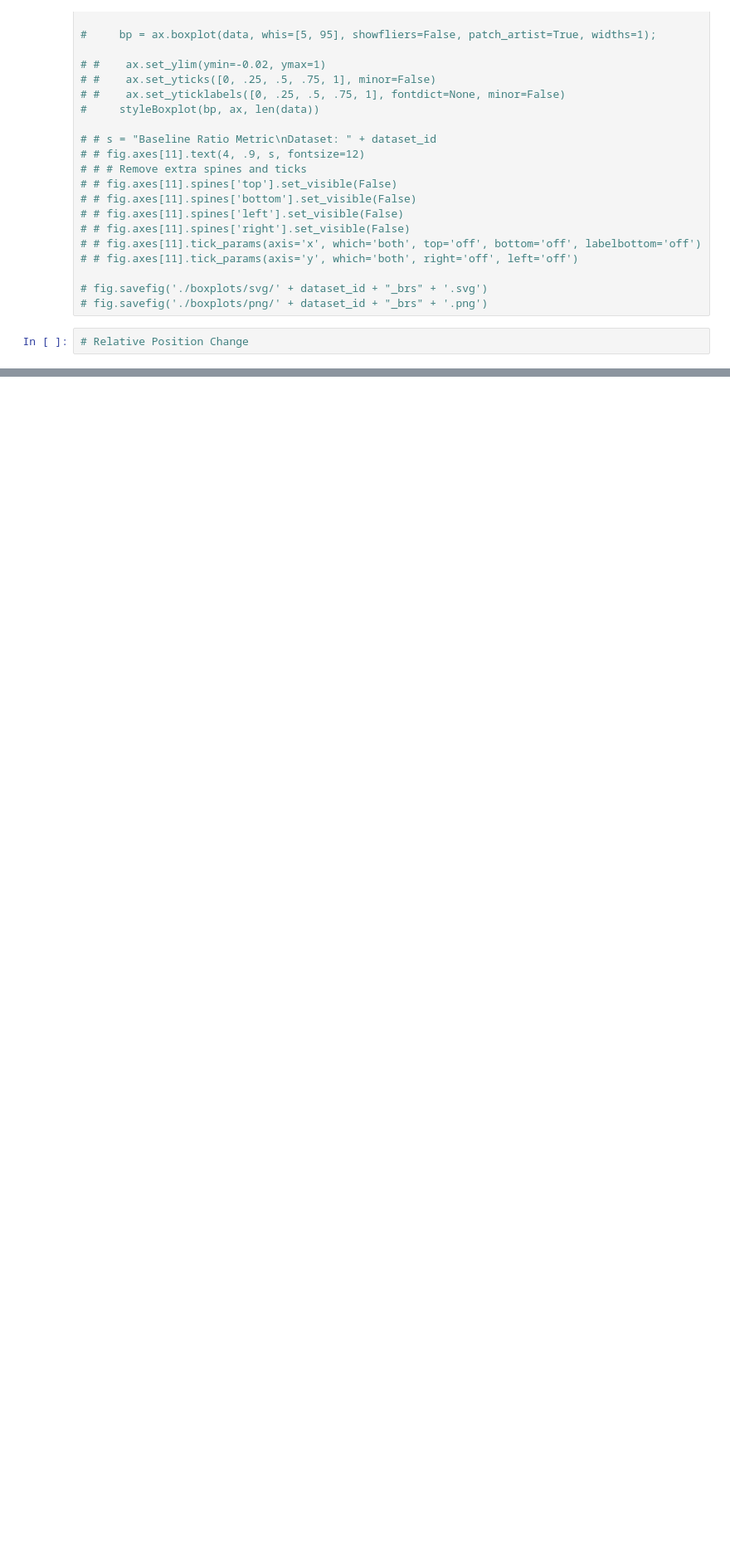
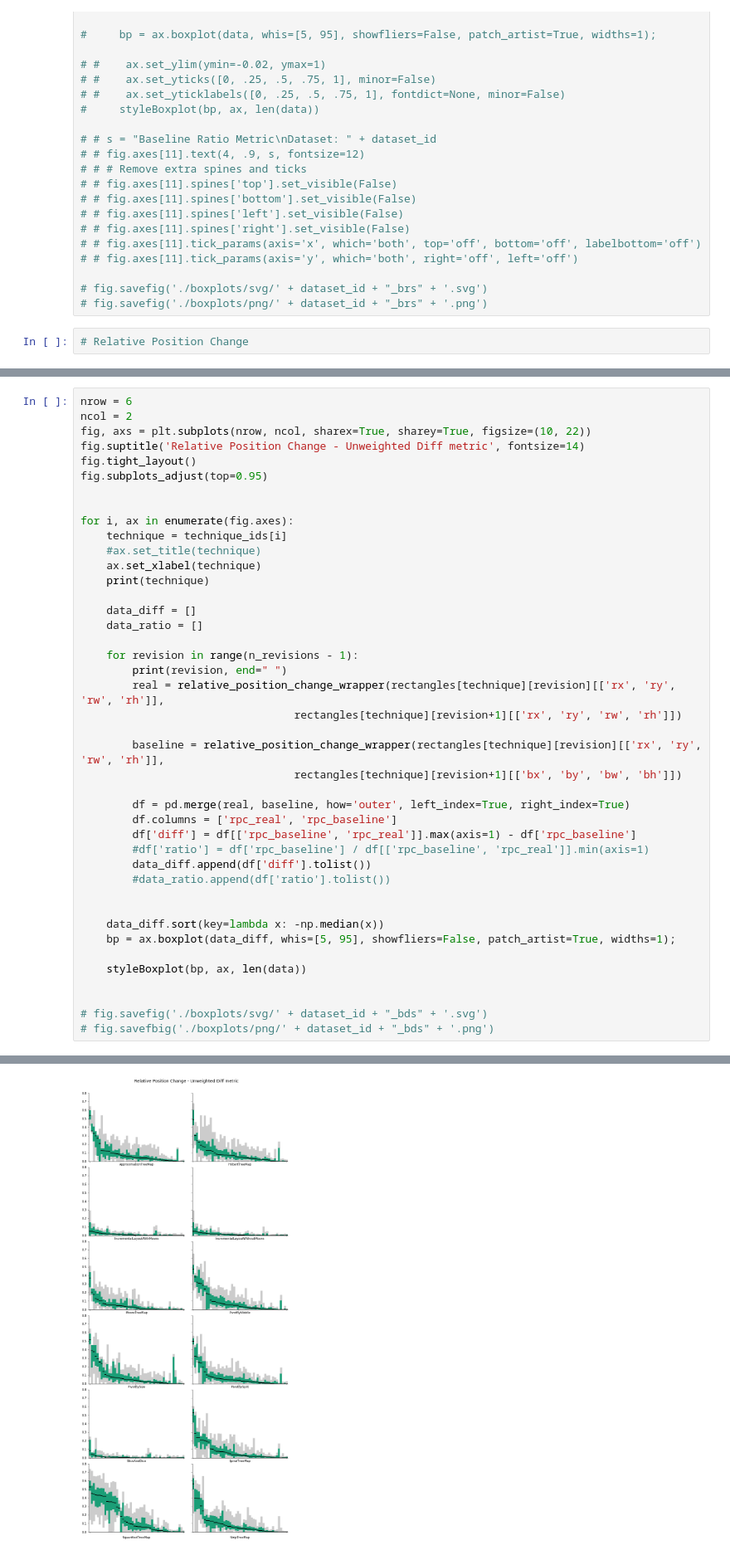
Before and after one commit to EduardoVernier/baseline-metric, a Jupyter notebook: code/BaselineMetric.ipynb, the cells around one changed output, grey strips where cells are left out. Shown at 83% size. Drawn from its saved outputs; the diff is of its cells as text; blank space fills up the shorter version.

```diff
--- a/code/BaselineMetric.ipynb
+++ b/code/BaselineMetric.ipynb
@@ -385,0 +512,43 @@ FileNotFoundError: [Errno 2] No such file or directory: './boxplots/svg/exo_bds.
+# %%
+nrow = 6
+ncol = 2
+fig, axs = plt.subplots(nrow, ncol, sharex=True, sharey=True, figsize=(10, 22))
+fig.suptitle('Relative Position Change - Unweighted Diff metric', fontsize=14)
+fig.tight_layout()
+fig.subplots_adjust(top=0.95)
+
+
+for i, ax in enumerate(fig.axes):
+    technique = technique_ids[i]
+    #ax.set_title(technique)
+    ax.set_xlabel(technique)
+    print(technique)
+
+    data_diff = []
+    data_ratio = []
+
+    for revision in range(n_revisions - 1):
+        print(revision, end=" ")
+        real = relative_position_change_wrapper(rectangles[technique][revision][['rx', 'ry', 'rw', 'rh']],
+                                 rectangles[technique][revision+1][['rx', 'ry', 'rw', 'rh']])
+
+        baseline = relative_position_change_wrapper(rectangles[technique][revision][['rx', 'ry', 'rw', 'rh']],
+                                 rectangles[technique][revision+1][['bx', 'by', 'bw', 'bh']])
+
+        df = pd.merge(real, baseline, how='outer', left_index=True, right_index=True)
+        df.columns = ['rpc_real', 'rpc_baseline']
+        df['diff'] = df[['rpc_baseline', 'rpc_real']].max(axis=1) - df['rpc_baseline']
+        #df['ratio'] = df['rpc_baseline'] / df[['rpc_baseline', 'rpc_real']].min(axis=1)
+        data_diff.append(df['diff'].tolist())
+        #data_ratio.append(df['ratio'].tolist())
+
+
+    data_diff.sort(key=lambda x: -np.median(x))
+    bp = ax.boxplot(data_diff, whis=[5, 95], showfliers=False, patch_artist=True, widths=1);
+
+    styleBoxplot(bp, ax, len(data))
+
+
+# fig.savefig('./boxplots/svg/' + dataset_id + "_bds" + '.svg')
+# fig.savefbig('./boxplots/png/' + dataset_id + "_bds" + '.png')
+# %% [output]
@@ -385,0 +568 @@ FileNotFoundError: [Errno 2] No such file or directory: './boxplots/svg/exo_bds.
+[figure, added]
```
Also changed, not shown: parts of 11 cells of this notebook.
